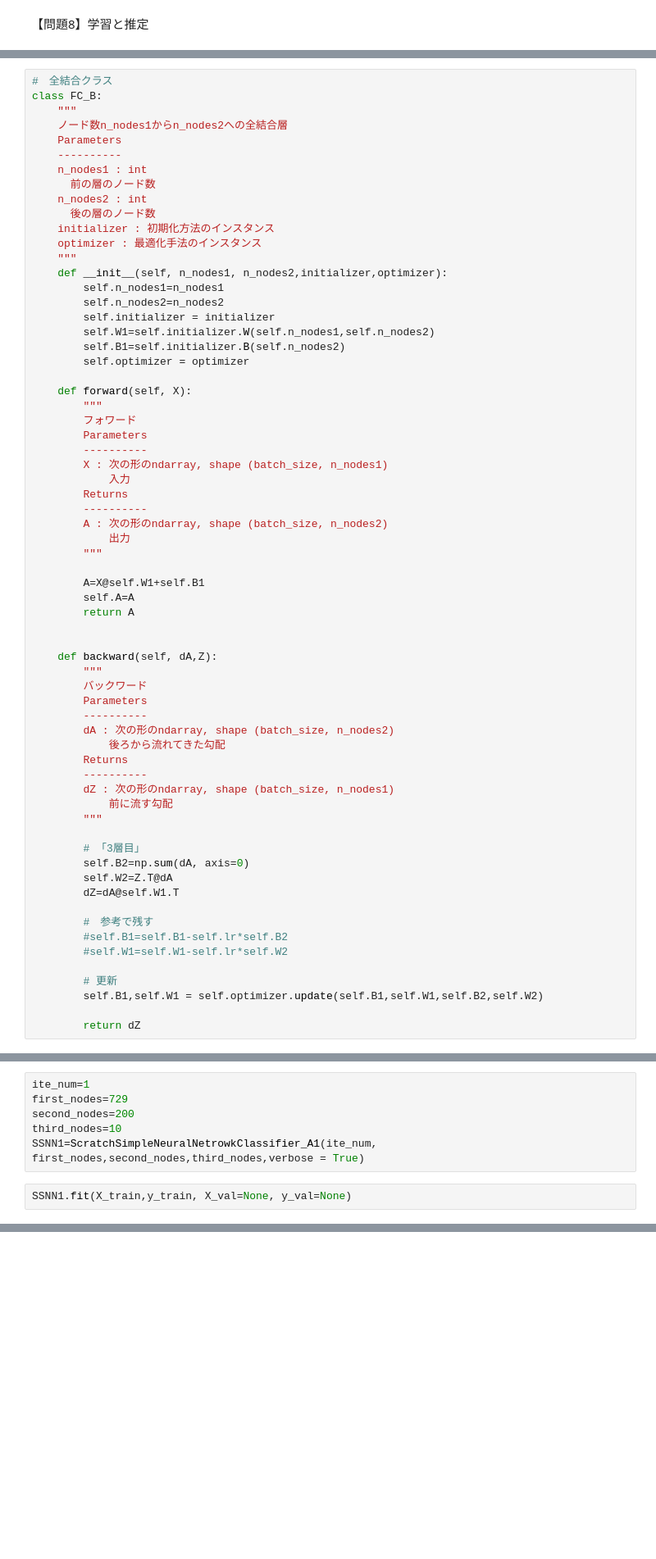
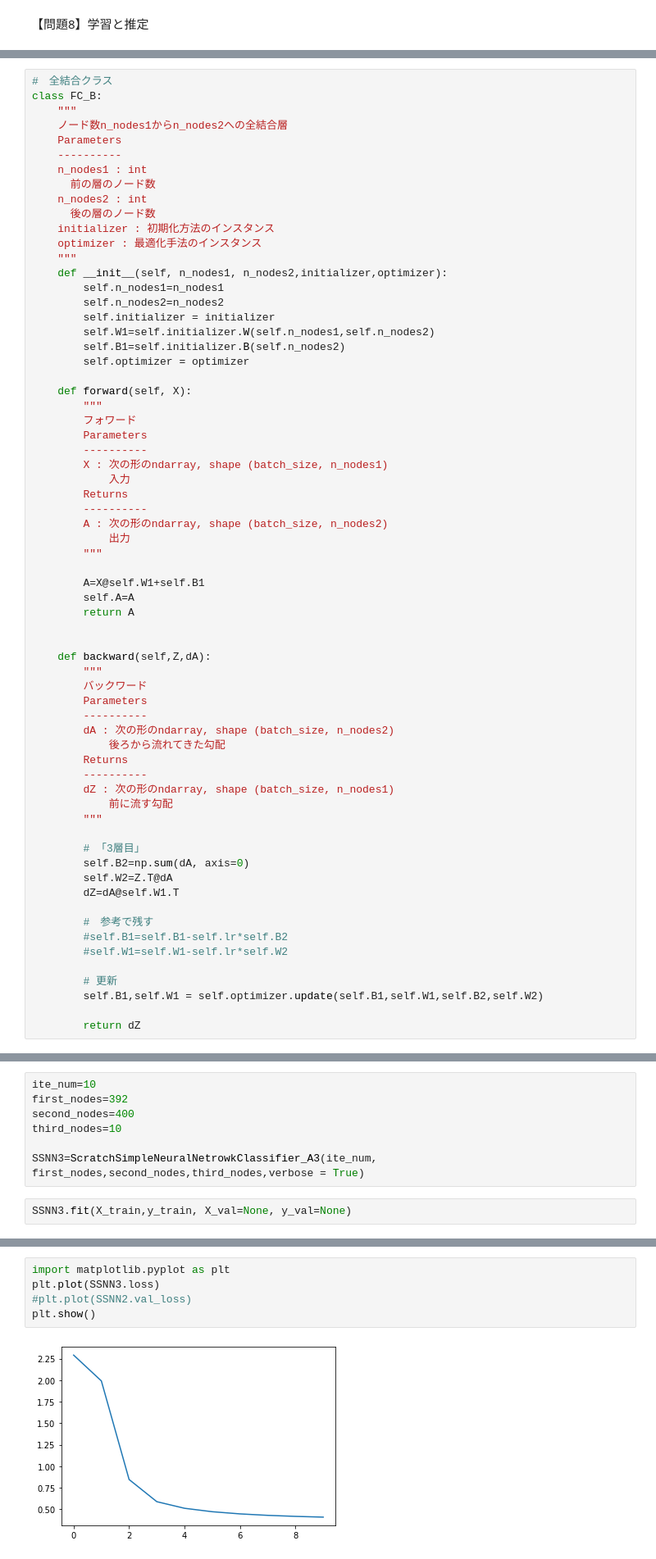
Before and after one commit to chidayasuhiro/diveintocode-ml, a Jupyter notebook: term2 sprint11_3.ipynb, the cells around one changed output, grey strips where cells are left out. Shown at 82% size. Saved outputs shown, nothing was run; the diff lists cells and outputs as text; blank space fills up the shorter version.

```diff
--- a/term2 sprint11_3.ipynb
+++ b/term2 sprint11_3.ipynb
@@ -428,7 +432,7 @@ class FC_B:
         return A
 
 
-    def backward(self, dA,Z):
+    def backward(self,Z,dA):
         """
         バックワード
         Parameters
@@ -841,8 +760,9 @@ class ScratchSimpleNeuralNetrowkClassifier_A1():
 # %%
-ite_num=1
-first_nodes=729
-second_nodes=200
+ite_num=10
+first_nodes=392
+second_nodes=400
 third_nodes=10
-SSNN1=ScratchSimpleNeuralNetrowkClassifier_A1(ite_num, first_nodes,second_nodes,third_nodes,verbose = True)
+
+SSNN3=ScratchSimpleNeuralNetrowkClassifier_A3(ite_num, first_nodes,second_nodes,third_nodes,verbose = True)
 # %%
-SSNN1.fit(X_train,y_train, X_val=None, y_val=None)
+SSNN3.fit(X_train,y_train, X_val=None, y_val=None)
@@ -852,0 +769,7 @@ SSNN1.loss
+# %%
+import matplotlib.pyplot as plt
+plt.plot(SSNN3.loss)
+#plt.plot(SSNN2.val_loss)
+plt.show()
+# %% [output]
+[figure, added]
```
Also changed, not shown: parts of 11 cells of this notebook.
